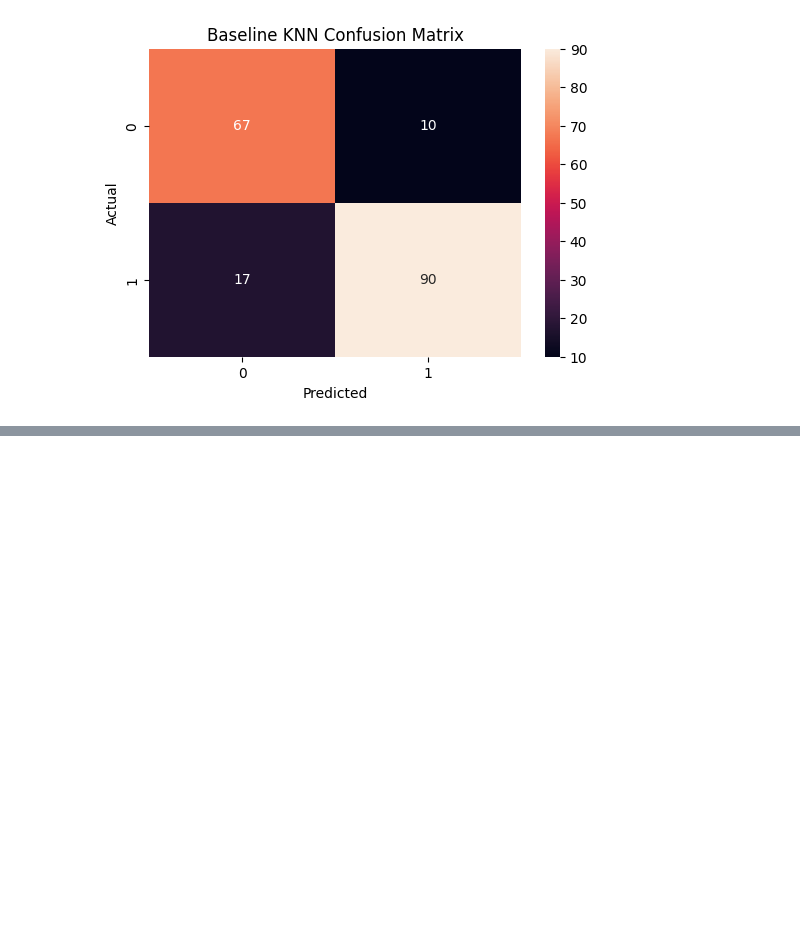
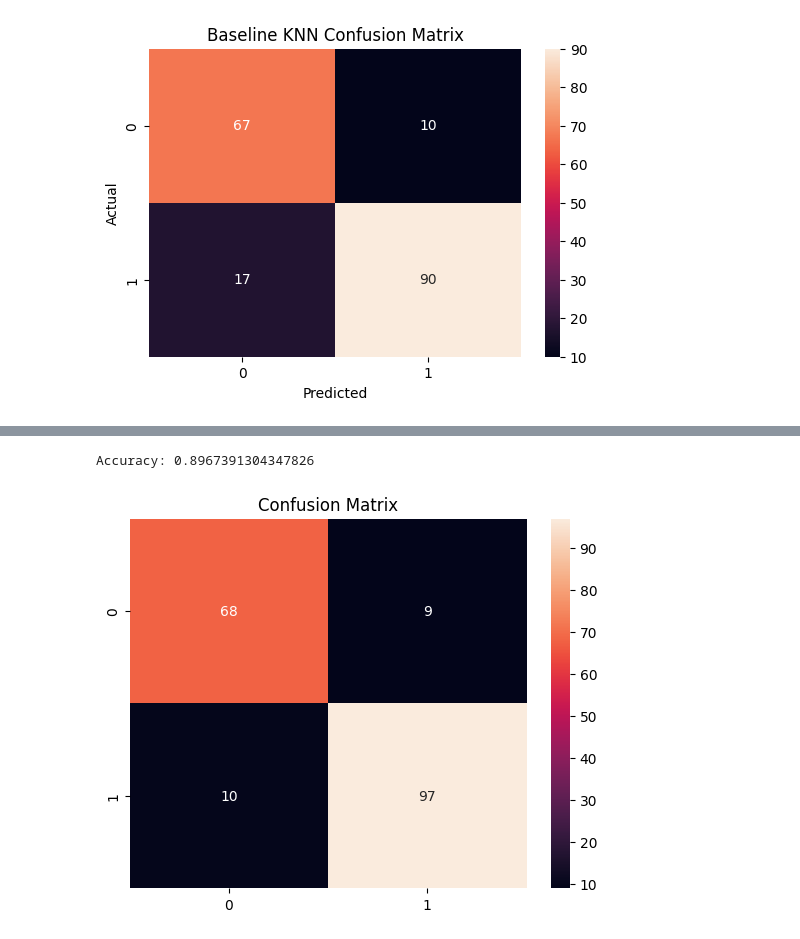
Before and after one commit to ChamodJ/heart-failure-ml-classification, a Jupyter notebook: KNN/heart-failure-classification-knn.ipynb, the cells around one changed output, grey strips where cells are left out. Saved outputs shown, nothing was run; the diff lists cells and outputs as text; code cells hidden in the pictures; blank space fills up the shorter version.

```diff
--- a/KNN/heart-failure-classification-knn.ipynb
+++ b/KNN/heart-failure-classification-knn.ipynb
@@ -148,3 +152,16 @@ knn_final = KNeighborsClassifier(n_neighbors=best_k)
 knn_final.fit(X_train, y_train)
 
 y_pred = knn_final.predict(X_test)
+# %%
+accuracy = accuracy_score(y_test, y_pred)
+print("Accuracy:", accuracy)
+# %% [output]
+Accuracy: 0.8967391304347826
+# %%
+cm = confusion_matrix(y_test, y_pred)
+
+sns.heatmap(cm, annot=True, fmt='d')
+plt.title("Confusion Matrix")
+plt.show()
+# %% [output]
+[figure, added]
```
Also changed, not shown: parts of 3 cells of this notebook.
